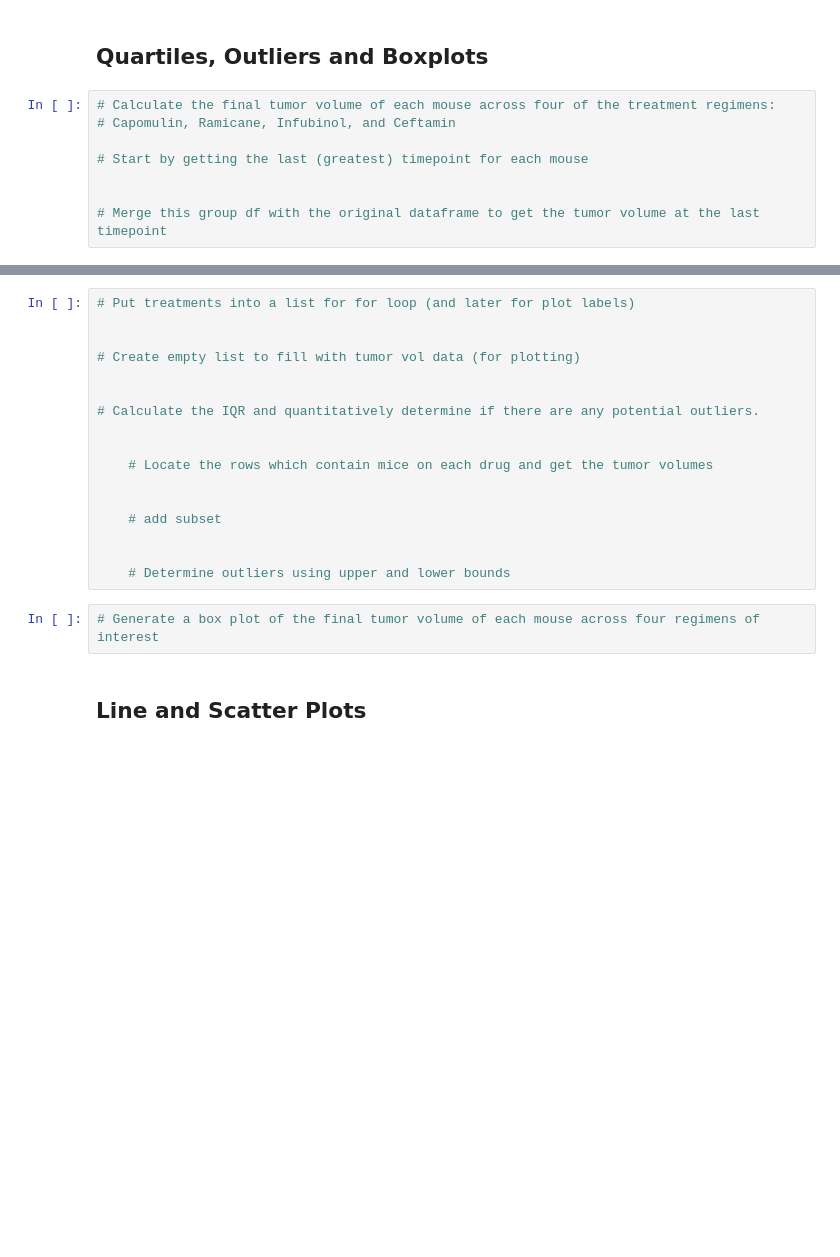
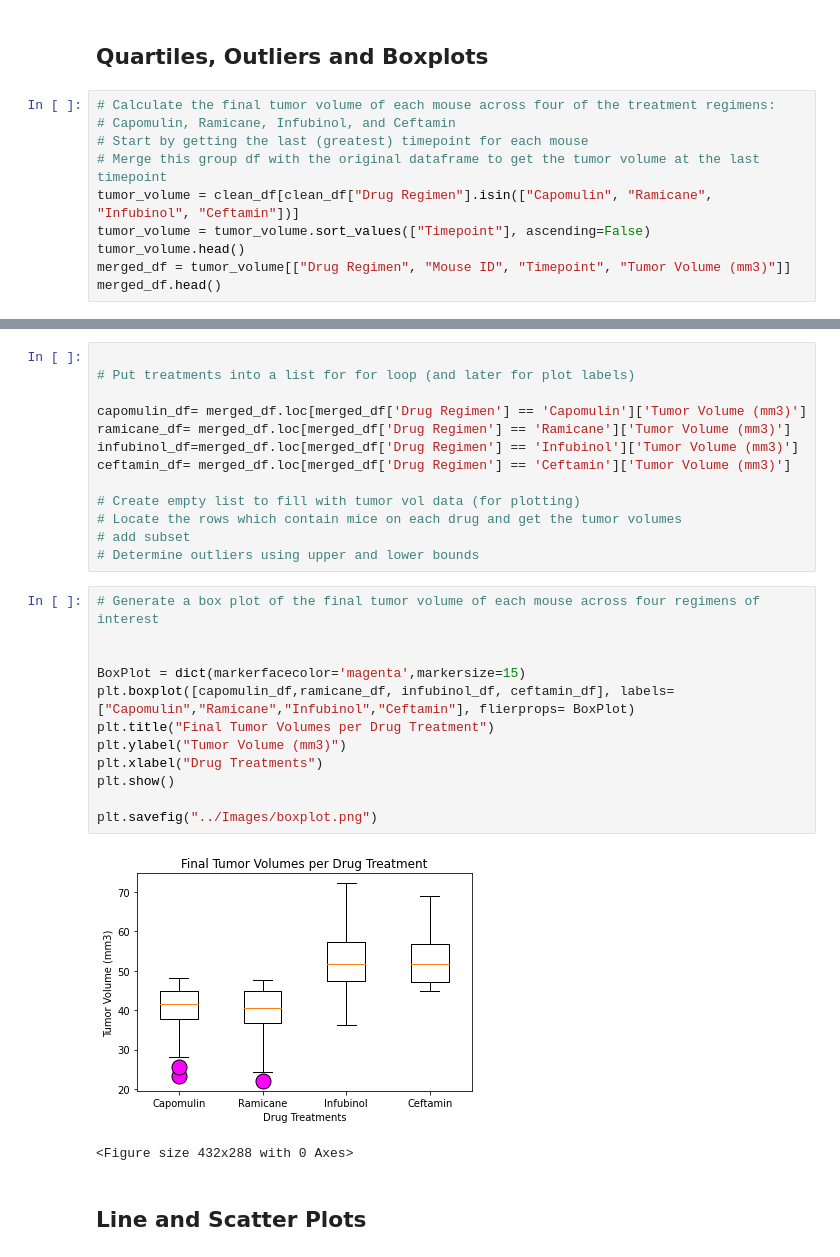
Before and after one commit to Fraolabebe/Matplotlib_Challenge, a Jupyter notebook: 01-Case-Assignment/Instructions/Pymaceuticals/pymaceuticals_starter.ipynb, the cells around one changed output, grey strips where cells are left out. Drawn from its saved outputs; the diff is of its cells as text; blank space fills up the shorter version.

```diff
--- a/01-Case-Assignment/Instructions/Pymaceuticals/pymaceuticals_starter.ipynb
+++ b/01-Case-Assignment/Instructions/Pymaceuticals/pymaceuticals_starter.ipynb
@@ -229,8 +234,10 @@ plt.tight_layout()
 # %%
 # Calculate the final tumor volume of each mouse across four of the treatment regimens:
 # Capomulin, Ramicane, Infubinol, and Ceftamin
-
 # Start by getting the last (greatest) timepoint for each mouse
-
-
 # Merge this group df with the original dataframe to get the tumor volume at the last timepoint
+tumor_volume = clean_df[clean_df["Drug Regimen"].isin(["Capomulin", "Ramicane", "Infubinol", "Ceftamin"])]
+tumor_volume = tumor_volume.sort_values(["Timepoint"], ascending=False)
+tumor_volume.head()
+merged_df = tumor_volume[["Drug Regimen", "Mouse ID", "Timepoint", "Tumor Volume (mm3)"]]
+merged_df.head()
@@ -237,21 +328,30 @@ plt.tight_layout()
 # %%
+
 # Put treatments into a list for for loop (and later for plot labels)
 
+capomulin_df= merged_df.loc[merged_df['Drug Regimen'] == 'Capomulin']['Tumor Volume (mm3)']
+ramicane_df= merged_df.loc[merged_df['Drug Regimen'] == 'Ramicane']['Tumor Volume (mm3)']
+infubinol_df=merged_df.loc[merged_df['Drug Regimen'] == 'Infubinol']['Tumor Volume (mm3)']
+ceftamin_df= merged_df.loc[merged_df['Drug Regimen'] == 'Ceftamin']['Tumor Volume (mm3)']
 
 # Create empty list to fill with tumor vol data (for plotting)
-
-
-# Calculate the IQR and quantitatively determine if there are any potential outliers.
-
-
-    # Locate the rows which contain mice on each drug and get the tumor volumes
-
-
-    # add subset
-
-
-    # Determine outliers using upper and lower bounds
+# Locate the rows which contain mice on each drug and get the tumor volumes
+# add subset
+# Determine outliers using upper and lower bounds
 # %%
 # Generate a box plot of the final tumor volume of each mouse across four regimens of interest
+
+
+BoxPlot = dict(markerfacecolor='magenta',markersize=15)
+plt.boxplot([capomulin_df,ramicane_df, infubinol_df, ceftamin_df], labels=["Capomulin","Ramicane","Infubinol","Ceftamin"], flierprops= BoxPlot)
+plt.title("Final Tumor Volumes per Drug Treatment")
+plt.ylabel("Tumor Volume (mm3)")
+plt.xlabel("Drug Treatments")
+plt.show()
+
+plt.savefig("../Images/boxplot.png")
+# %% [output]
+[figure, added]
+<Figure size 432x288 with 0 Axes>
 # %% [markdown]
 ## Line and Scatter Plots
```
Also changed, not shown: parts of 20 cells of this notebook, 5 other files.
